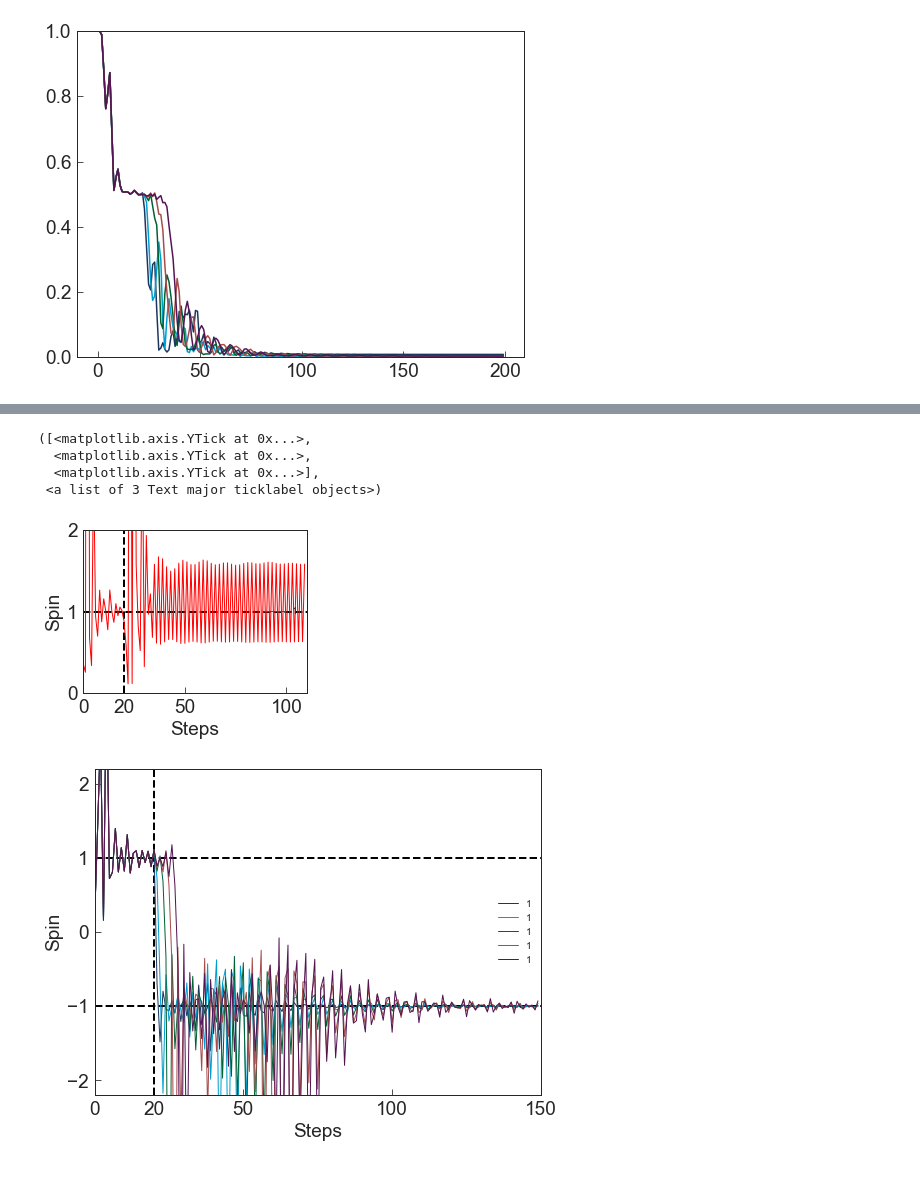
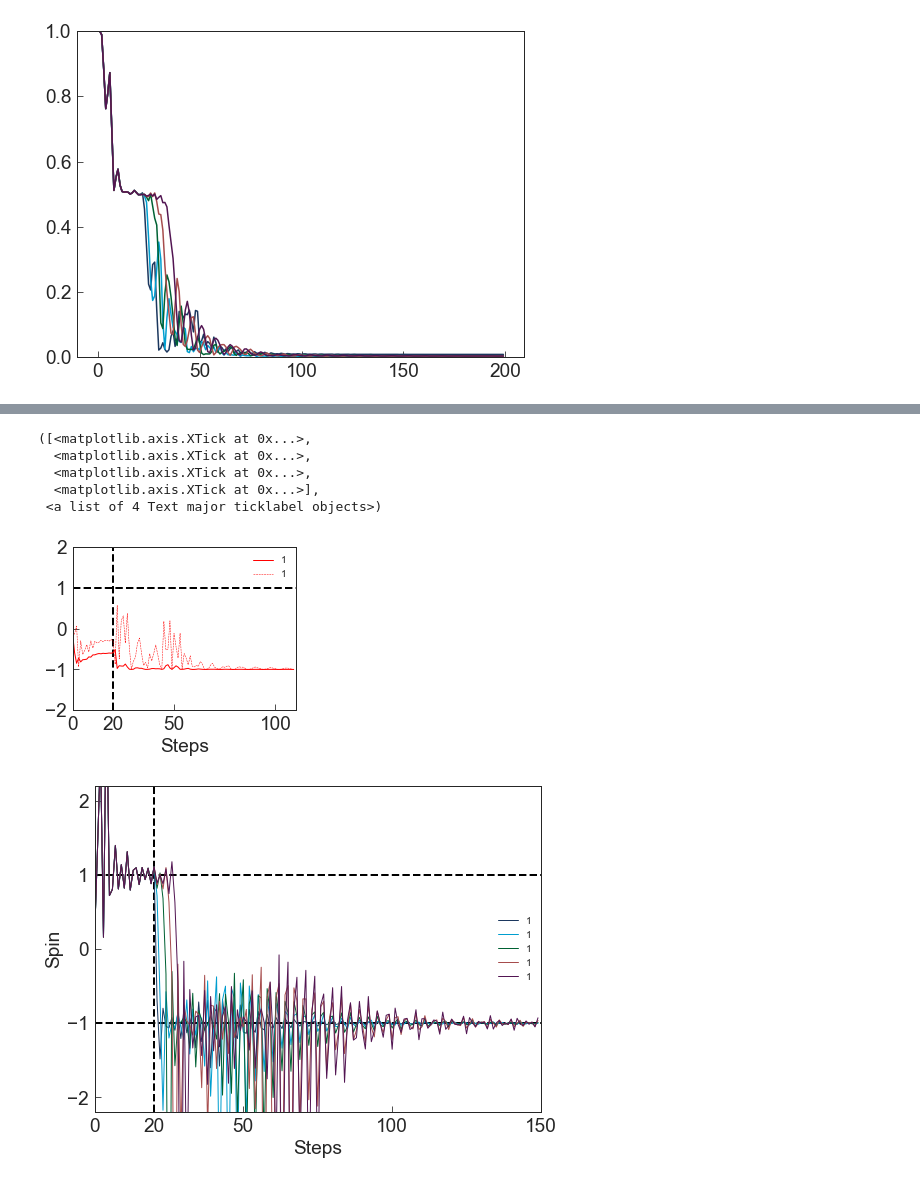
Before and after one commit to HAOQINGZHANG1234/quantumwalk, a Jupyter notebook: code/Fig for paper reorgnized.ipynb, the cells around one changed output, grey strips where cells are left out. Drawn from its saved outputs; the diff is of its cells as text; code cells hidden in the pictures.

```diff
--- a/code/Fig for paper reorgnized.ipynb
+++ b/code/Fig for paper reorgnized.ipynb
@@ -844,6 +857,8 @@ plt.imshow(np.log(heat3/100+0.0001), cmap='hot', interpolation='nearest')
 # %% [markdown]
 # supplement material
 # %%
+theta_1 = np.pi/3
+theta_2 = 0
 plt.figure(figsize=(8.3, 8))
 grid = plt.GridSpec(3, 2, wspace=0.1, hspace=0.5)
 x = np.linspace(0,10)
@@ -853,8 +868,8 @@ p1 = np.zeros(100)
 p2 = np.zeros(100)
 plt.subplot(grid[0,0])
 for i in range(100):
-    state1 = n_step_4(init_state, 0, np.pi/2, N=30)
-    state2 = n_step_4(init_state, 0, np.pi/2, N=50)
+    state1 = n_step_4(init_state,  np.pi/2, 0,N=30)
+    state2 = n_step_4(init_state, np.pi/2, 0, N=50)
     P1 = abs(state1[0])**2 + abs(state1[1])**2 + abs(state1[2])**2
     P2 = abs(state2[0])**2 + abs(state2[1])**2 + abs(state2[2])**2
     p1[i] = P1[i]
@@ -889,5 +904,5 @@ ax2.scatter(range(50), var,zorder=2,c='#98bcce',edgecolors='#009ECF',label='$(0,
             marker = 'o', s = 40)
 ax2.set_ylim((0,300))
 ax2.set_ylabel('Var',c='#009ECF')
-plt.savefig('../Figure/boundnew.pdf')
+# plt.savefig('../Figure/boundnew.pdf')
 # %% [output]
@@ -1050,21 +1066,21 @@ plt.hlines(1, 0, 100, linestyles = "dashed",lw=1)
 plt.hlines(-1, 0, 100, linestyles = "dashed",lw=1)
 plt.xlabel('Steps')
 plt.xlim((0,100))
-plt.ylim((-2,2))
+plt.ylim((-1.5,1.5))
 plt.legend(loc='best',fontsize=10,frameon=False)
 
 plt.subplot(1,2,2)
-theta_1 = np.pi/4+np.pi/16
+theta_1 = np.pi/4+np.pi/8
 theta_2 = np.pi/4
 
 a,b = plot_func(theta_1,theta_2)
 plt.plot(range(100), a, c='orange', lw=1.5, label='1')
 plt.plot(range(100), b, c='orange', lw=1, ls='--',alpha=0.5, label='1')
 plt.hlines(1, 0, 100, linestyles = "dashed",lw=1)
-
+plt.hlines(-1, 0, 100, linestyles = "dashed",lw=1)
 plt.xlabel('Steps')
 plt.xlim((0,100))
-plt.ylim((-3.5,3.5))
+plt.ylim((-1.5,1.5))
 plt.legend(loc='best',fontsize=10,frameon=False)
 
 plt.savefig('../Figure/verify.pdf')
@@ -1494,7 +1510,7 @@ def monitor_spin_sigma(theta_1, theta_2, theta_3, init_state, n0, nq, N):
         a[i] = state1[1][0] / state1[0][0]
         b[i] = state1[1][1] / state1[0][1]
 
-    return a, b
+    return 2*a/(a**2+1), 2*b/(b**2+1)
 
 def monitor_spin(theta_1, theta_2, theta_3, init_state, n0, nq, N):
     a = np.zeros(N)
@@ -1517,4 +1533,4 @@ def monitor_spin(theta_1, theta_2, theta_3, init_state, n0, nq, N):
             state1 = one_step_4(state1, theta_1, theta_3)
         a[i] = state1[1][0] / state1[0][0]
         b[i] = state1[1][1] / state1[0][1]
-    return a, b
+    return 2*a/(a**2+1), 2*b/(b**2+1)
@@ -1521,48 +1632,47 @@ def monitor_spin(theta_1, theta_2, theta_3, init_state, n0, nq, N):
 # %%
 plt.figure(figsize=(4,3))
 # 0->0
 # theta_1 = np.pi/4
 # theta_2 = 3*np.pi/4
 # theta_3 = np.pi/2
 
 # 0->pi + 0
-theta_1 = np.pi/4
-theta_2 = 3*np.pi/4
-theta_3 = -np.pi/8
+# theta_1 = np.pi/4
+# theta_2 = 3*np.pi/4
+# theta_3 = np.pi/8
 
 # pi + 0->0
-# theta_1 = np.pi/4
-# theta_2 = 0
-# theta_3 = np.pi/2
+theta_1 = np.pi/4
+theta_2 = -np.pi/8
+theta_3 = -np.pi/2
 
 # pi + 0->pi
 # theta_1 = np.pi/4
-# theta_2 = 0
+# theta_2 = -np.pi/8
 # theta_3 = -np.pi/2
 
-n0=50
 nq=1
 N=110
 n0=20
 a,b = monitor_spin(theta_1, theta_2, theta_3, init_state, n0, nq, N)
 plt.plot(range(N),a,c='r',lw=1,label='1')
-# plt.plot(range(N),b,c='r',lw=0.5,ls='--',label='1')
-plt.vlines(n0, 0, 2, linestyles = "dashed",lw=2)
+plt.plot(range(N),b,c='r',lw=0.5,ls='--',label='1')
+plt.vlines(n0, -2, 2, linestyles = "dashed",lw=2)
 plt.hlines(1, 0, 110, linestyles = "dashed",lw=2)
-plt.ylim(0,2)
+plt.ylim(-2,2)
 plt.xlim(0,N)
-plt.legend(loc='right',fontsize=10,frameon=False)
+plt.legend(loc='best',fontsize=10,frameon=False)
 plt.xlabel('Steps')
-plt.ylabel('Spin')
 plt.xticks([0,n0,50,100])
-plt.yticks([0,1,2])
+# plt.yticks([-2,-1,0])
 # plt.savefig('../Figure/quench_pi_0_0.pdf')
 # %% [output]
-([<matplotlib.axis.YTick at 0x...>,
-  <matplotlib.axis.YTick at 0x...>,
-  <matplotlib.axis.YTick at 0x...>],
- <a list of 3 Text major ticklabel objects>)
+([<matplotlib.axis.XTick at 0x...>,
+  <matplotlib.axis.XTick at 0x...>,
+  <matplotlib.axis.XTick at 0x...>,
+  <matplotlib.axis.XTick at 0x...>],
+ <a list of 4 Text major ticklabel objects>)
-[figure, old version]
+[figure, new version]
 # %%
 n1 = 1
 n2 = 2
```
Also changed, not shown: parts of 26 cells of this notebook, 38 other files.
